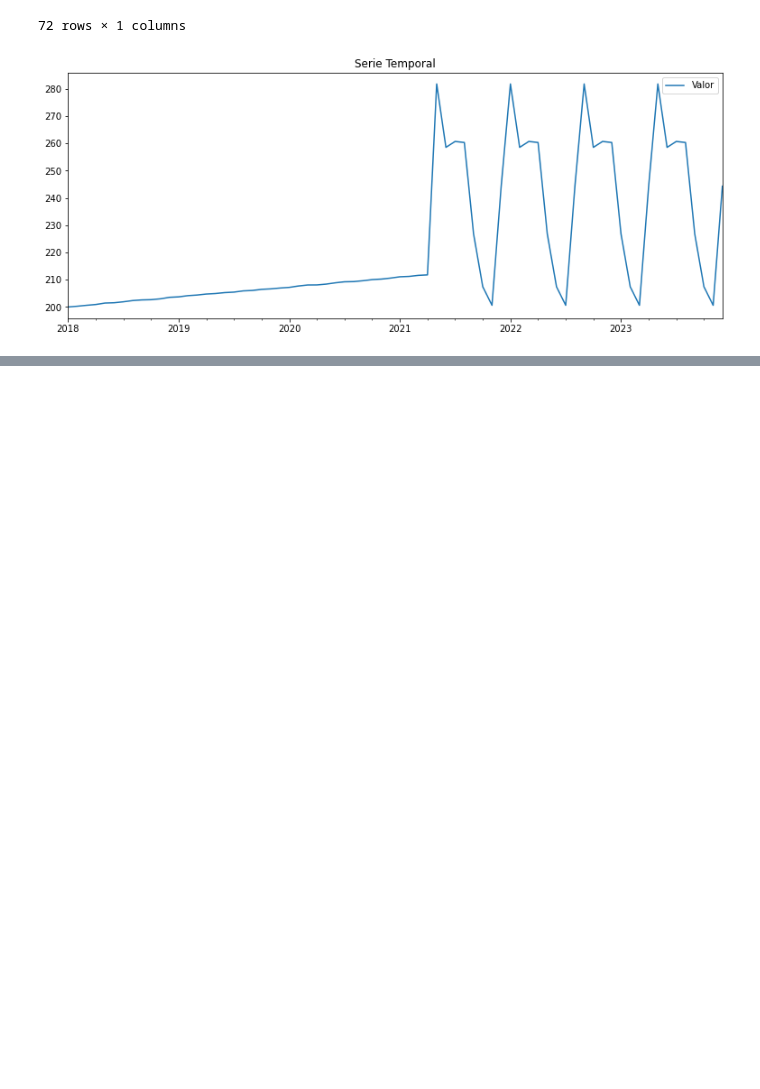
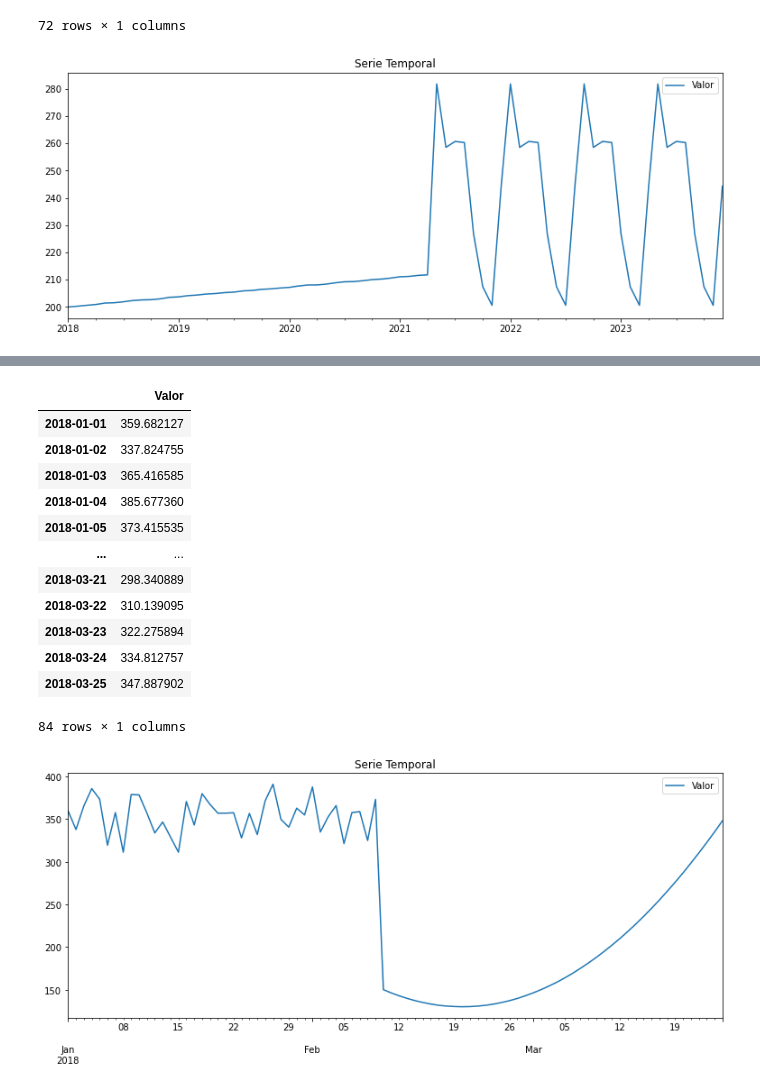
Before and after one commit to davidraamirez/drift-detection_data-augmentation, a Jupyter notebook: series_temporales_sinteticas/EJEMPLOS_FUNCIONES_GENERALES.ipynb, the cells around one changed output, grey strips where cells are left out. Drawn from its saved outputs; the diff is of its cells as text; code cells hidden in the pictures; blank space fills up the shorter version.

```diff
--- a/series_temporales_sinteticas/EJEMPLOS_FUNCIONES_GENERALES.ipynb
+++ b/series_temporales_sinteticas/EJEMPLOS_FUNCIONES_GENERALES.ipynb
@@ -2180,0 +2232,17 @@ crear_df_fin_DRIFT(fecha1,fecha2,'M',columna,params_tend1,params_per2,16,40)
+# %%
+crear_df_periodos_DRIFT(fecha1,periodos,'D',columna,paramsD1,params_tend2,4,40)
+# %% [output]
+|  | Valor |
+| 2018-01-01 | 359.682127 |
+| 2018-01-02 | 337.824755 |
+| 2018-01-03 | 365.416585 |
+| 2018-01-04 | 385.677360 |
+| 2018-01-05 | 373.415535 |
+| ... | ... |
+| 2018-03-21 | 298.340889 |
+| 2018-03-22 | 310.139095 |
+| 2018-03-23 | 322.275894 |
+| 2018-03-24 | 334.812757 |
+| 2018-03-25 | 347.887902 |
+84 rows × 1 columns
+[figure, added]
```
Also changed, not shown: parts of 15 cells of this notebook.
